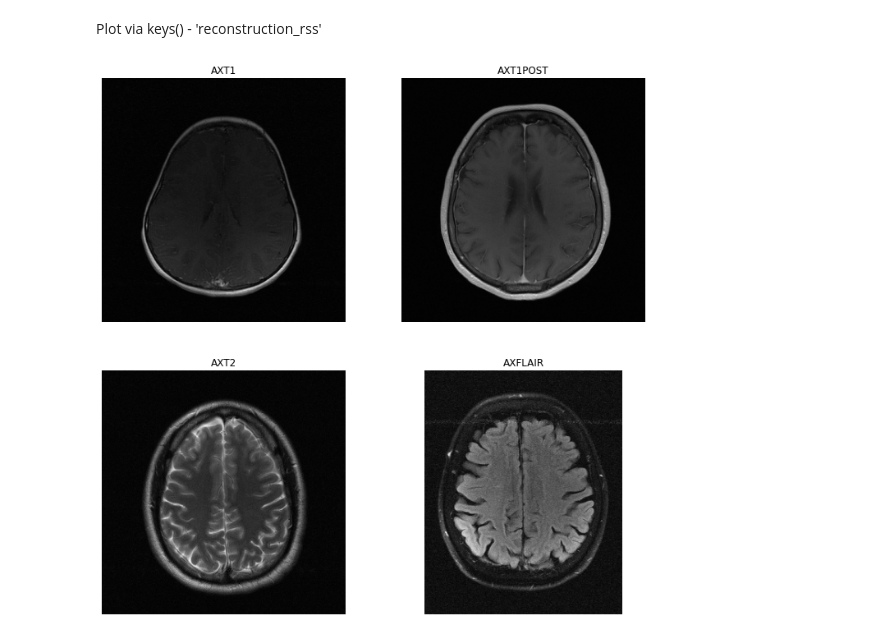
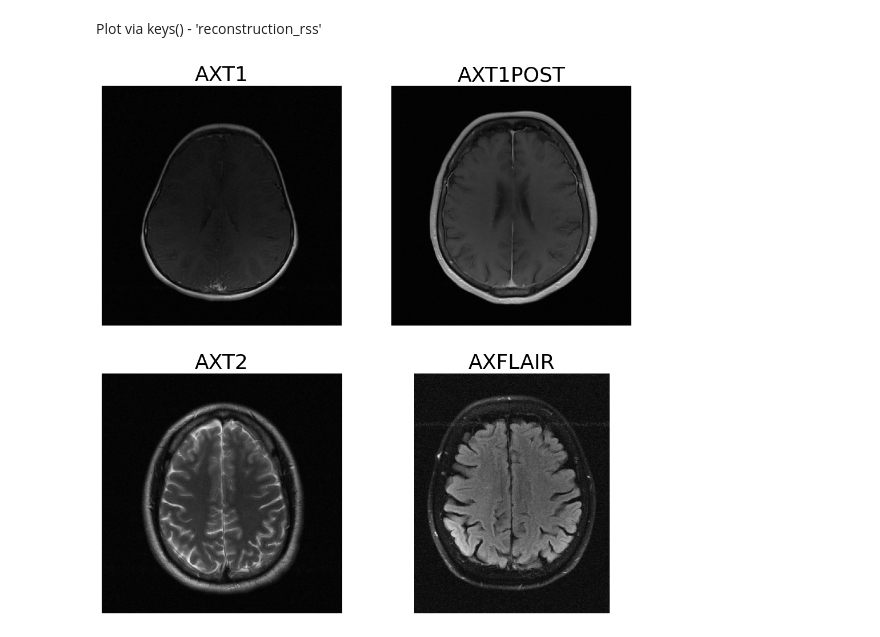
Before and after one commit to AlexSlock/fastMRI-hybrid-modelling, a Jupyter notebook: fastMRI/Brains_withdiffcontrast.ipynb, the cells around one changed output. Cells and saved outputs as stored; diff of their text form; code cells hidden in the pictures.

```diff
--- a/fastMRI/Brains_withdiffcontrast.ipynb
+++ b/fastMRI/Brains_withdiffcontrast.ipynb
@@ -65,33 +65,36 @@ print(selected_hfs['AXT1POST']['reconstruction_rss'].shape) # (16, 320, 320)
 # %% [markdown]
 Plot via keys() - 'reconstruction_rss'
 # %%
+# Increase the font size of the titles
+plt.rcParams['axes.titlesize'] = 26
+
 
 # Slice index to display (from 0 to 14)
 slice_idx = 5
 
 # Initialize 2x2 subplot layout
 fig, axs = plt.subplots(2, 2, figsize=(12, 12))
 axs = axs.ravel()  # Flatten to index the 2x2 grid
 
 
 # Titles for each acquisition
 titles = ["AXT1", "AXT1POST", "AXT2", "AXFLAIR"]
 
 # Loop through the acquisitions and plot them
 for i, (acquisition, hf) in enumerate(selected_hfs.items()):
     if hf is not None:  # Check if the file was found
         # Extract the data from the 'reconstruction_rss' key
         data = hf['reconstruction_rss']
         axs[i].imshow(data[slice_idx], cmap='gray', origin='lower') # origin = lower to match orientation
         axs[i].set_title(titles[i])
     else:
         axs[i].text(0.5, 0.5, 'Not Found', fontsize=12, ha='center')
         axs[i].set_title(titles[i])
 
     axs[i].axis('off')  # Turn off axis for cleaner visualization
 
 # Save and display the figure
 plt.savefig('/DATASERVER/MIC/GENERAL/STUDENTS/aslock2/figures/AX_files.png')
 plt.show()
 # %% [output]
-[figure, old version]
+[figure, new version]
```
Also changed, not shown: parts of 4 cells of this notebook, 11 other files.
